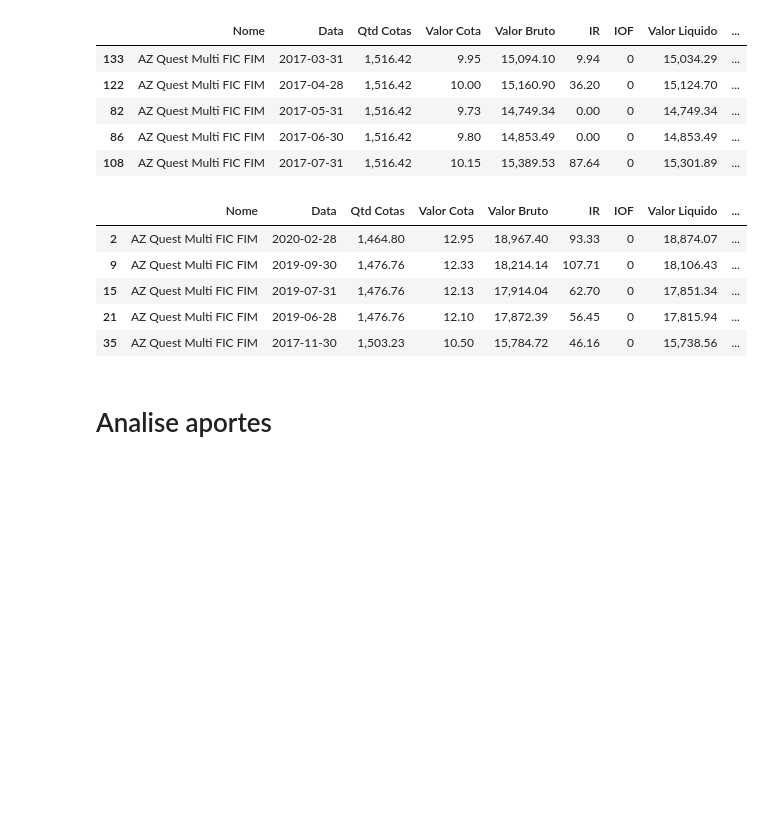
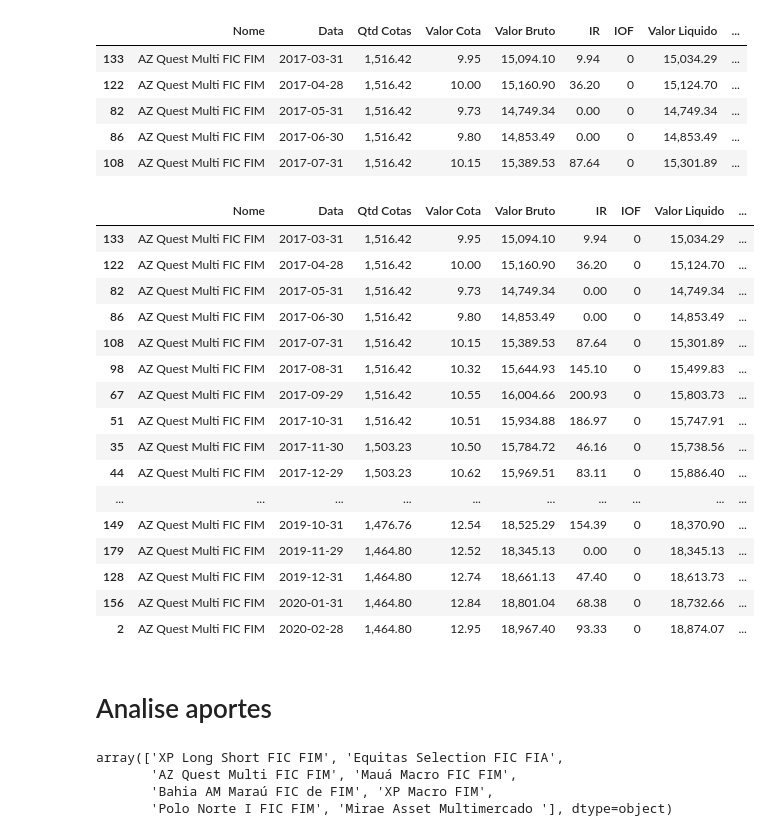
Before and after one commit to gabrielmlg/finance-app, a Jupyter notebook: notebooks/sandbox.ipynb, the cells around one changed output. Drawn from its saved outputs; the diff is of its cells as text; code cells hidden in the pictures; blank space fills up the shorter version.

```diff
--- a/notebooks/sandbox.ipynb
+++ b/notebooks/sandbox.ipynb
@@ -13,6 +13,7 @@ import plotly.graph_objs as go
 pd.options.display.float_format = '{:,.2f}'.format
 pd.set_option('display.max_columns', None)
 pd.set_option('display.max_rows', None)
+pd.set_option('display.max_colwidth', -1)
 # %%
 # Função para pegar os dados de Papel (ações)
 def get_stocks(df):
@@ -298,14 +303,25 @@ fis.sort_values(['Nome', 'period']).head()
 | 86 | AZ Quest Multi FIC FIM | 2017-06-30 | 1,516.42 | 9.80 | 14,853.49 | 0.00 | 0 | 14,853.49 | ... |
 | 108 | AZ Quest Multi FIC FIM | 2017-07-31 | 1,516.42 | 10.15 | 15,389.53 | 87.64 | 0 | 15,301.89 | ... |
 # %%
-fis[fis['Nome'] == 'AZ Quest Multi FIC FIM'].head()
+fis[fis['Nome'] == 'AZ Quest Multi FIC FIM'].sort_values('period')
 # %% [output]
 |  | Nome | Data | Qtd Cotas | Valor Cota | Valor Bruto | IR | IOF | Valor Liquido | ... |
+| 133 | AZ Quest Multi FIC FIM | 2017-03-31 | 1,516.42 | 9.95 | 15,094.10 | 9.94 | 0 | 15,034.29 | ... |
+| 122 | AZ Quest Multi FIC FIM | 2017-04-28 | 1,516.42 | 10.00 | 15,160.90 | 36.20 | 0 | 15,124.70 | ... |
+| 82 | AZ Quest Multi FIC FIM | 2017-05-31 | 1,516.42 | 9.73 | 14,749.34 | 0.00 | 0 | 14,749.34 | ... |
+| 86 | AZ Quest Multi FIC FIM | 2017-06-30 | 1,516.42 | 9.80 | 14,853.49 | 0.00 | 0 | 14,853.49 | ... |
+| 108 | AZ Quest Multi FIC FIM | 2017-07-31 | 1,516.42 | 10.15 | 15,389.53 | 87.64 | 0 | 15,301.89 | ... |
+| 98 | AZ Quest Multi FIC FIM | 2017-08-31 | 1,516.42 | 10.32 | 15,644.93 | 145.10 | 0 | 15,499.83 | ... |
+| 67 | AZ Quest Multi FIC FIM | 2017-09-29 | 1,516.42 | 10.55 | 16,004.66 | 200.93 | 0 | 15,803.73 | ... |
+| 51 | AZ Quest Multi FIC FIM | 2017-10-31 | 1,516.42 | 10.51 | 15,934.88 | 186.97 | 0 | 15,747.91 | ... |
+| 35 | AZ Quest Multi FIC FIM | 2017-11-30 | 1,503.23 | 10.50 | 15,784.72 | 46.16 | 0 | 15,738.56 | ... |
+| 44 | AZ Quest Multi FIC FIM | 2017-12-29 | 1,503.23 | 10.62 | 15,969.51 | 83.11 | 0 | 15,886.40 | ... |
+| ... | ... | ... | ... | ... | ... | ... | ... | ... | ... |
+| 149 | AZ Quest Multi FIC FIM | 2019-10-31 | 1,476.76 | 12.54 | 18,525.29 | 154.39 | 0 | 18,370.90 | ... |
+| 179 | AZ Quest Multi FIC FIM | 2019-11-29 | 1,464.80 | 12.52 | 18,345.13 | 0.00 | 0 | 18,345.13 | ... |
+| 128 | AZ Quest Multi FIC FIM | 2019-12-31 | 1,464.80 | 12.74 | 18,661.13 | 47.40 | 0 | 18,613.73 | ... |
+| 156 | AZ Quest Multi FIC FIM | 2020-01-31 | 1,464.80 | 12.84 | 18,801.04 | 68.38 | 0 | 18,732.66 | ... |
 | 2 | AZ Quest Multi FIC FIM | 2020-02-28 | 1,464.80 | 12.95 | 18,967.40 | 93.33 | 0 | 18,874.07 | ... |
-| 9 | AZ Quest Multi FIC FIM | 2019-09-30 | 1,476.76 | 12.33 | 18,214.14 | 107.71 | 0 | 18,106.43 | ... |
-| 15 | AZ Quest Multi FIC FIM | 2019-07-31 | 1,476.76 | 12.13 | 17,914.04 | 62.70 | 0 | 17,851.34 | ... |
-| 21 | AZ Quest Multi FIC FIM | 2019-06-28 | 1,476.76 | 12.10 | 17,872.39 | 56.45 | 0 | 17,815.94 | ... |
-| 35 | AZ Quest Multi FIC FIM | 2017-11-30 | 1,503.23 | 10.50 | 15,784.72 | 46.16 | 0 | 15,738.56 | ... |
 # %%
 # Estou aqui!! Criar grafico comparando fundos por valor bruto
 
@@ -342,3 +358,10 @@ plot_fis(fis)
 # Analise aportes
 # %%
 extract = get_extract()
+# %%
+fis.Nome.unique()
+# %% [output]
+array(['XP Long Short FIC FIM', 'Equitas Selection FIC FIA',
+       'AZ Quest Multi FIC FIM', 'Mauá Macro FIC FIM',
+       'Bahia AM Maraú FIC de FIM', 'XP Macro FIM',
+       'Polo Norte I FIC FIM', 'Mirae Asset Multimercado '], dtype=object)
```
Also changed, not shown: parts of 9 cells of this notebook.
